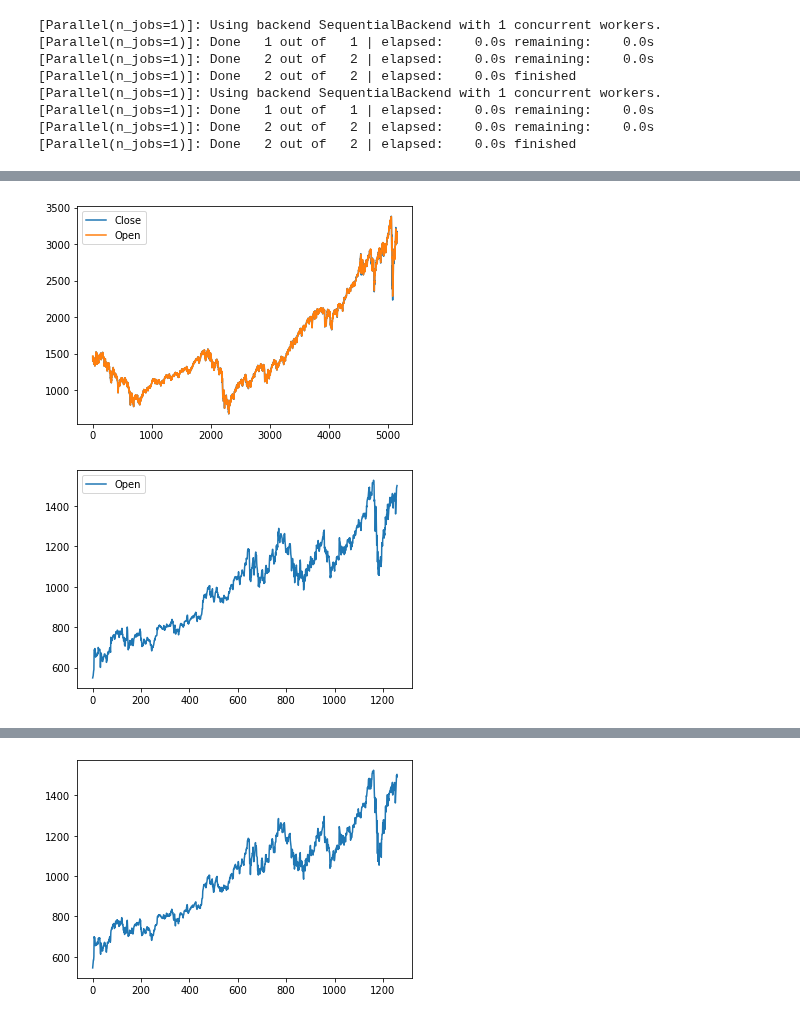
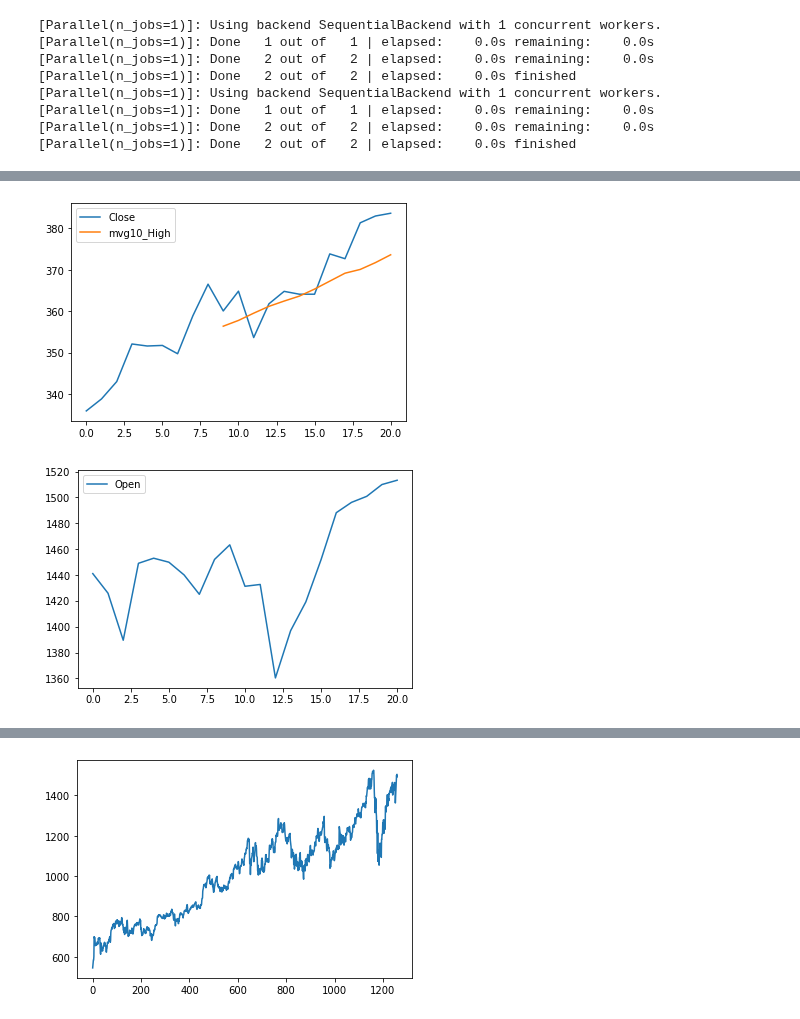
Before and after one commit to allen-chiang/Time-Series-Transformer, a Jupyter notebook: time_series_transform/stock_transform/Test.ipynb, the cells around one changed output, grey strips where cells are left out. Cells and saved outputs as stored; diff of their text form; code cells hidden in the pictures.

```diff
--- a/time_series_transform/stock_transform/Test.ipynb
+++ b/time_series_transform/stock_transform/Test.ipynb
@@ -251,8 +254,8 @@ import pandas as pd
 # %%
-df = pd.read_csv('../../Data/Stock/sp.csv')
-df2 = pd.read_csv('../../Data/Stock/GOOGL.csv')
+df = pd.read_csv('../../Data/aapl_stock_extract.csv')
+df2 = pd.read_csv('../../Data/googl_stock_extract.csv')
 # %%
-stock = Stock('sp500',df)
+stock = Stock('aapl',df)
 stock2 = Stock('googl',df2)
 # %%
 port = Portfolio([stock,stock2])
@@ -287,9 +294,9 @@ port.get_portfolio_dataFrame()
 # %%
 stockIndicators = {
-    'sp500':['Close','Open'],
+    'aapl':['Close','mvg10_High'],
     'googl':['Open']
 }
-port.plot(stockIndicators,True)
+port.plot(stockIndicators,samePlot = True)
 # %% [output]
-[figure, old version]
+[figure, new version]
-[figure, old version]
+[figure, new version]
```
Also changed, not shown: parts of 28 cells of this notebook, 4 other files.
